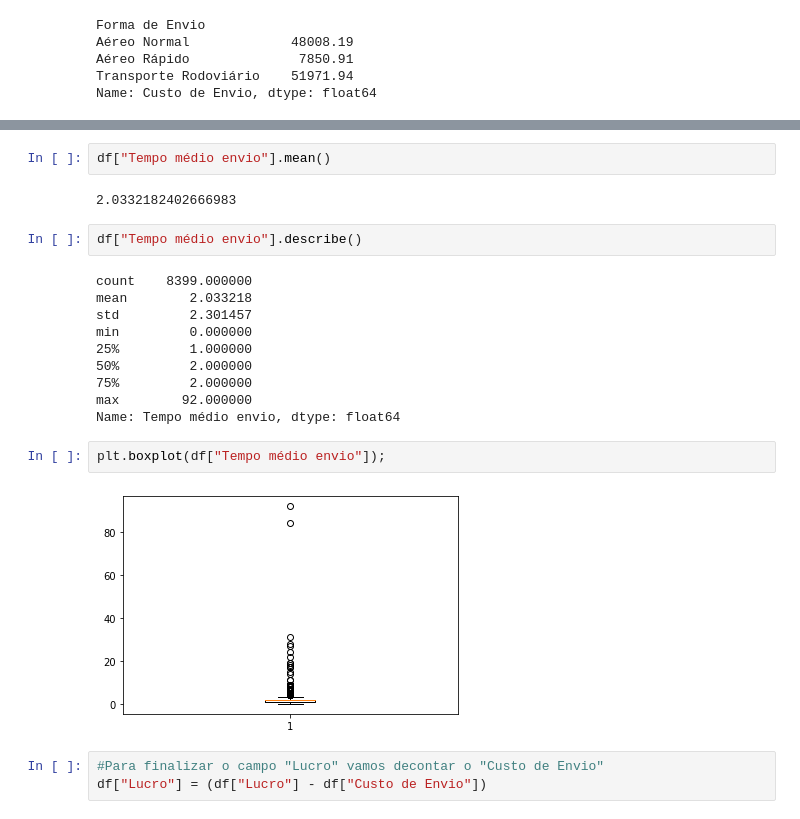
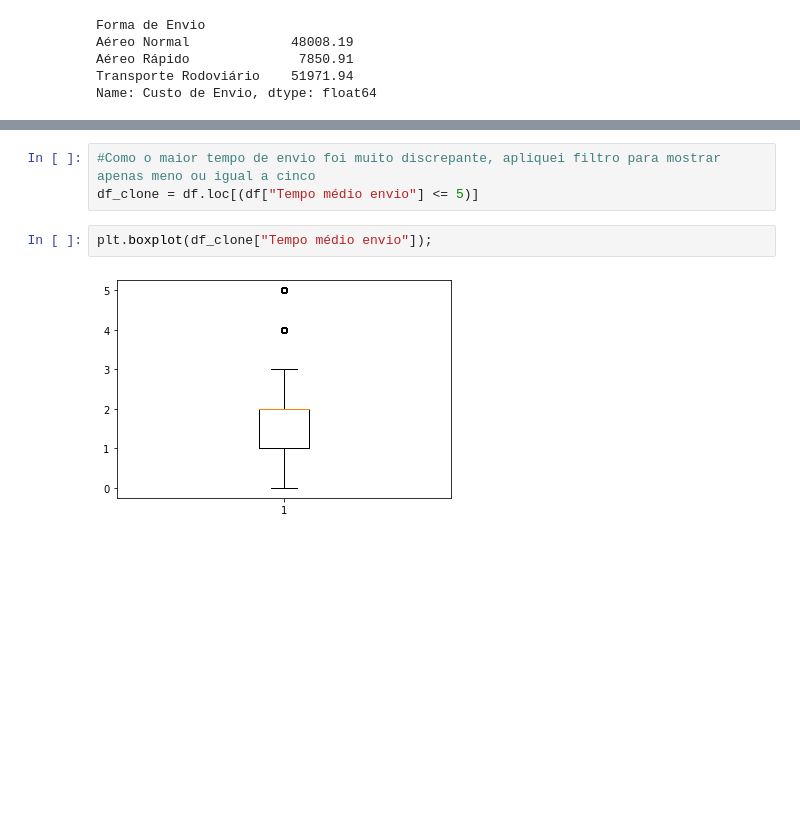
Before and after one commit to jcbdoliveira/desafio_de_projeto_unimed-bh_pandas, a Jupyter notebook: Desafio_de_projeto_Unimed_BH.ipynb, the cells around one changed output, grey strips where cells are left out. Drawn from its saved outputs; the diff is of its cells as text; blank space fills up the shorter version.

```diff
--- a/Desafio_de_projeto_Unimed_BH.ipynb
+++ b/Desafio_de_projeto_Unimed_BH.ipynb
@@ -243,23 +286,7 @@ df["Tempo médio envio"] = (df["Data de Envio"] - df["Data da Venda"]).dt.days
+# %%
+#Como o maior tempo de envio foi muito discrepante, apliquei filtro para mostrar apenas meno ou igual a cinco
+df_clone = df.loc[(df["Tempo médio envio"] <= 5)]
 # %%
-df["Tempo médio envio"].mean()
+plt.boxplot(df_clone["Tempo médio envio"]);
 # %% [output]
-2.0332182402666983
+[figure, added]
-# %%
-df["Tempo médio envio"].describe()
-# %% [output]
-count    8399.000000
-mean        2.033218
-std         2.301457
-min         0.000000
-25%         1.000000
-50%         2.000000
-75%         2.000000
-max        92.000000
-Name: Tempo médio envio, dtype: float64
-# %%
-plt.boxplot(df["Tempo médio envio"]);
-# %% [output]
-[figure, removed]
-# %%
-#Para finalizar o campo "Lucro" vamos decontar o "Custo de Envio"
-df["Lucro"] = (df["Lucro"] - df["Custo de Envio"])
```
Also changed, not shown: parts of 29 cells of this notebook.
